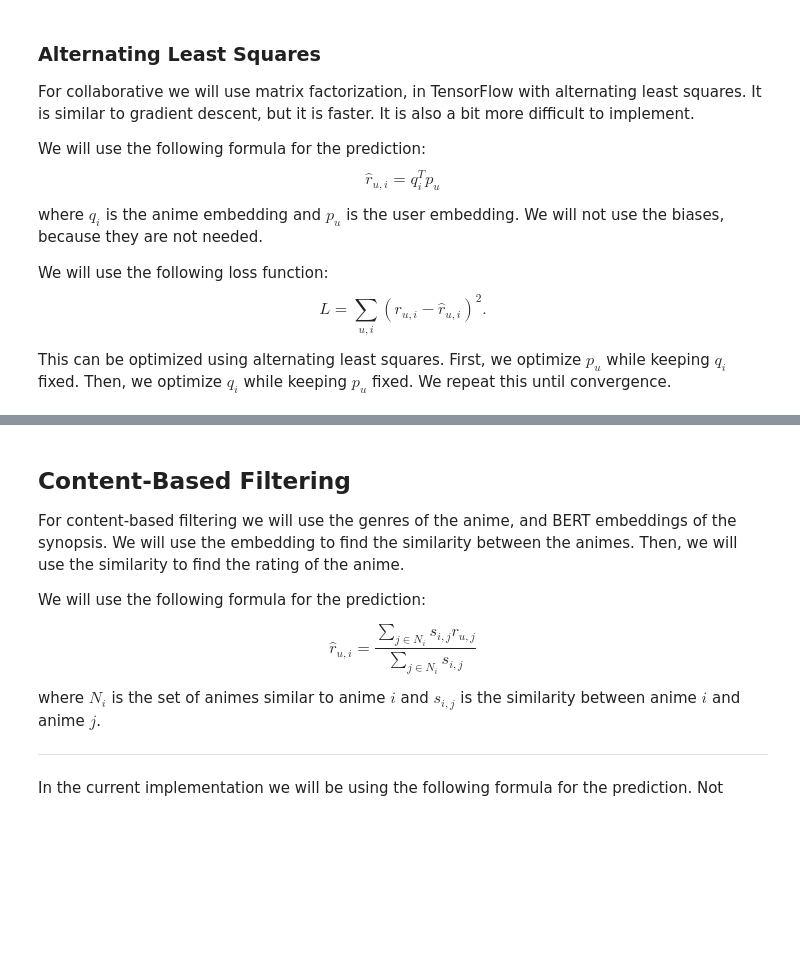
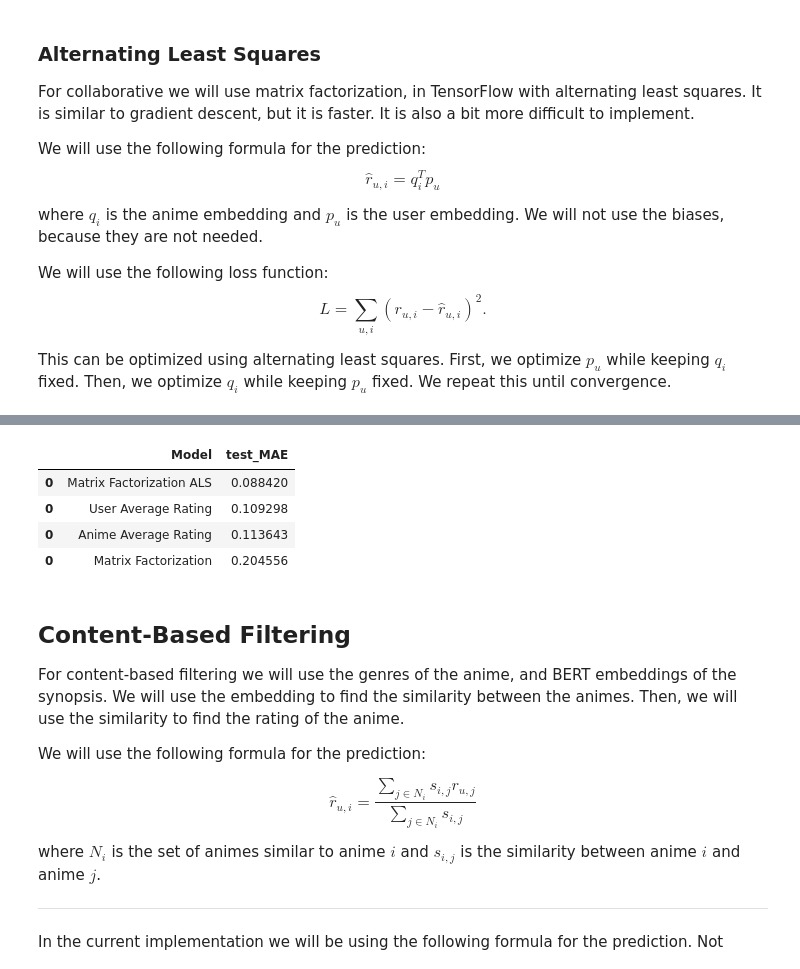
Before and after one commit to Fully-Connected-Graph/GMLF-2023, a Jupyter notebook: lecture_2/notebook.ipynb, the cells around one changed output, grey strips where cells are left out. Saved outputs shown, nothing was run; the diff lists cells and outputs as text; code cells hidden in the pictures; blank space fills up the shorter version.

```diff
--- a/lecture_2/notebook.ipynb
+++ b/lecture_2/notebook.ipynb
@@ -425,6 +546,7 @@ als_model.custom_fit(
 # %%
-y_pred = als_model.predict(test_ratings[["user_enc_id", "anime_enc_id"]].values)
+y_pred = als_model.predict(test_ratings[["user_enc_id", "anime_enc_id"]].values, batch_size=500_000)
 
 mae = mean_absolute_error(test_ratings.rating, y_pred)
 
 add_res('Matrix Factorization ALS', mae)
+# %% [output]
@@ -431,3 +554,8 @@ add_res('Matrix Factorization ALS', mae)
+|  | Model | test_MAE |
+| 0 | Matrix Factorization ALS | 0.088420 |
+| 0 | User Average Rating | 0.109298 |
+| 0 | Anime Average Rating | 0.113643 |
+| 0 | Matrix Factorization | 0.204556 |
 # %% [markdown]
 ## Content-Based Filtering
 
```
Also changed, not shown: parts of 20 cells of this notebook.
